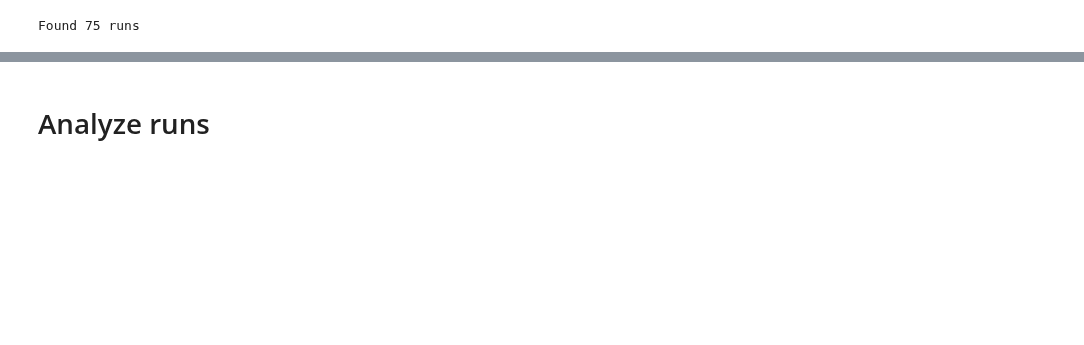
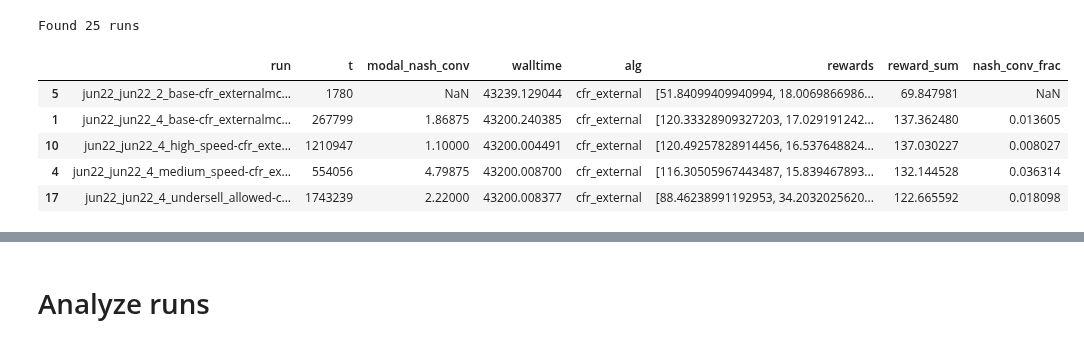
Before and after one commit to newmanne/open_spiel, a Jupyter notebook: open_spiel/python/examples/notebooks/greg/2023-06-05-analyze_small_games.ipynb, the cells around one changed output, grey strips where cells are left out. Saved outputs shown, nothing was run; the diff lists cells and outputs as text; code cells hidden in the pictures; blank space fills up the shorter version.

```diff
--- a/open_spiel/python/examples/notebooks/greg/2023-06-05-analyze_small_games.ipynb
+++ b/open_spiel/python/examples/notebooks/greg/2023-06-05-analyze_small_games.ipynb
@@ -47,13 +47,14 @@ experiments = []
 # experiments += ['jun13ppo']
 # experiments += ['jun13outcome']
 # experiments += ['jun21external']
-experiments = ['jun21outcome']
+# experiments += ['jun23outcome']
+experiments += ['jun23external']
 runs = []
 for experiment in experiments:
     runs += Experiment.objects.get(name=experiment).equilibriumsolverrun_set.all()
 print(f"Found {len(runs)} runs")
 # %% [output]
-Found 75 runs
+Found 25 runs
 # %%
 def make_combo_specific(evaluation):
     r = dict()
@@ -90,0 +96,9 @@ df = pd.DataFrame.from_records(records)
+# %%
+df_time.loc[df_time.groupby('run')['t'].idxmax()]
+# %% [output]
+|  | run | t | modal_nash_conv | walltime | alg | rewards | reward_sum | nash_conv_frac |
+| 5 | jun22_jun22_2_base-cfr_externalmc... | 1780 | NaN | 43239.129044 | cfr_external | [51.84099409940994, 18.0069866986... | 69.847981 | NaN |
+| 1 | jun22_jun22_4_base-cfr_externalmc... | 267799 | 1.86875 | 43200.240385 | cfr_external | [120.33328909327203, 17.029191242... | 137.362480 | 0.013605 |
+| 10 | jun22_jun22_4_high_speed-cfr_exte... | 1210947 | 1.10000 | 43200.004491 | cfr_external | [120.49257828914456, 16.537648824... | 137.030227 | 0.008027 |
+| 4 | jun22_jun22_4_medium_speed-cfr_ex... | 554056 | 4.79875 | 43200.008700 | cfr_external | [116.30505967443487, 15.839467893... | 132.144528 | 0.036314 |
+| 17 | jun22_jun22_4_undersell_allowed-c... | 1743239 | 2.22000 | 43200.008377 | cfr_external | [88.46238991192953, 34.2032025620... | 122.665592 | 0.018098 |
```
Also changed, not shown: parts of 19 cells of this notebook, 59 other files.
